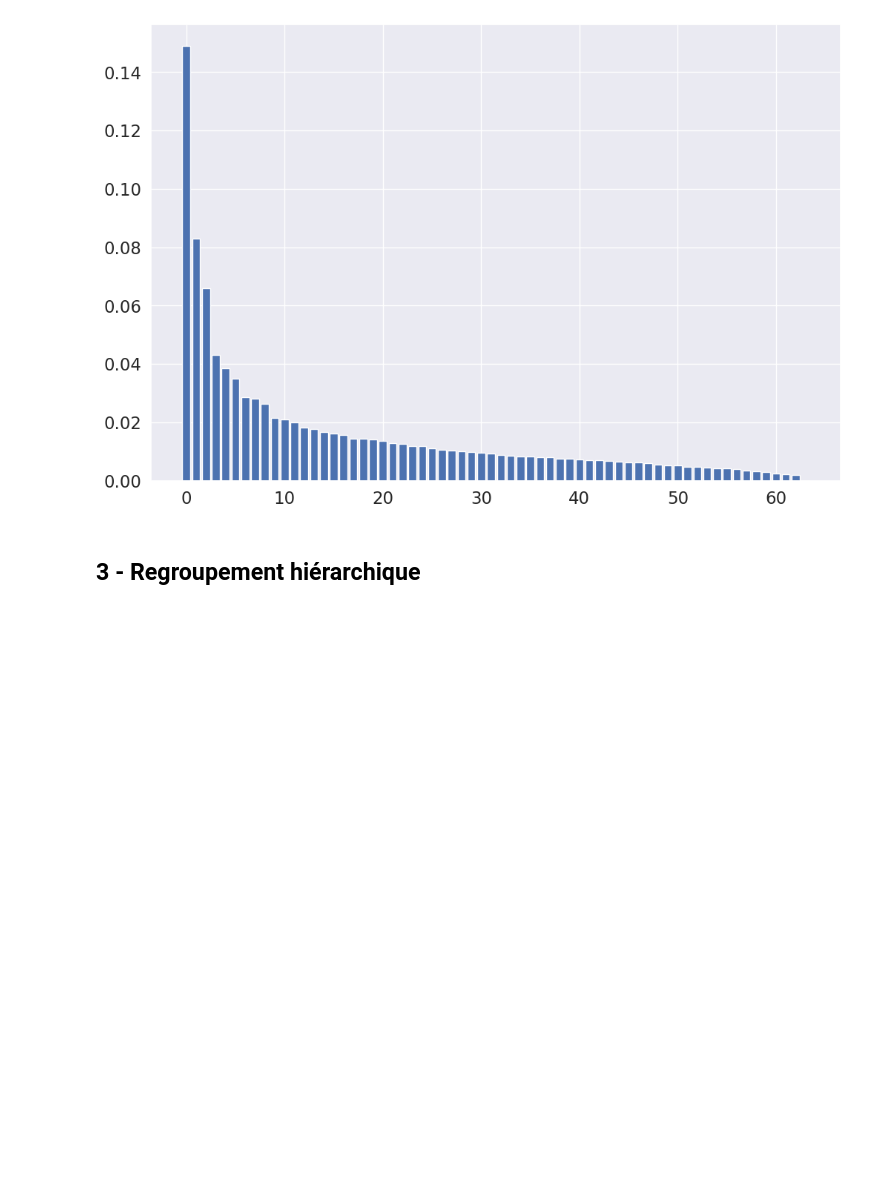
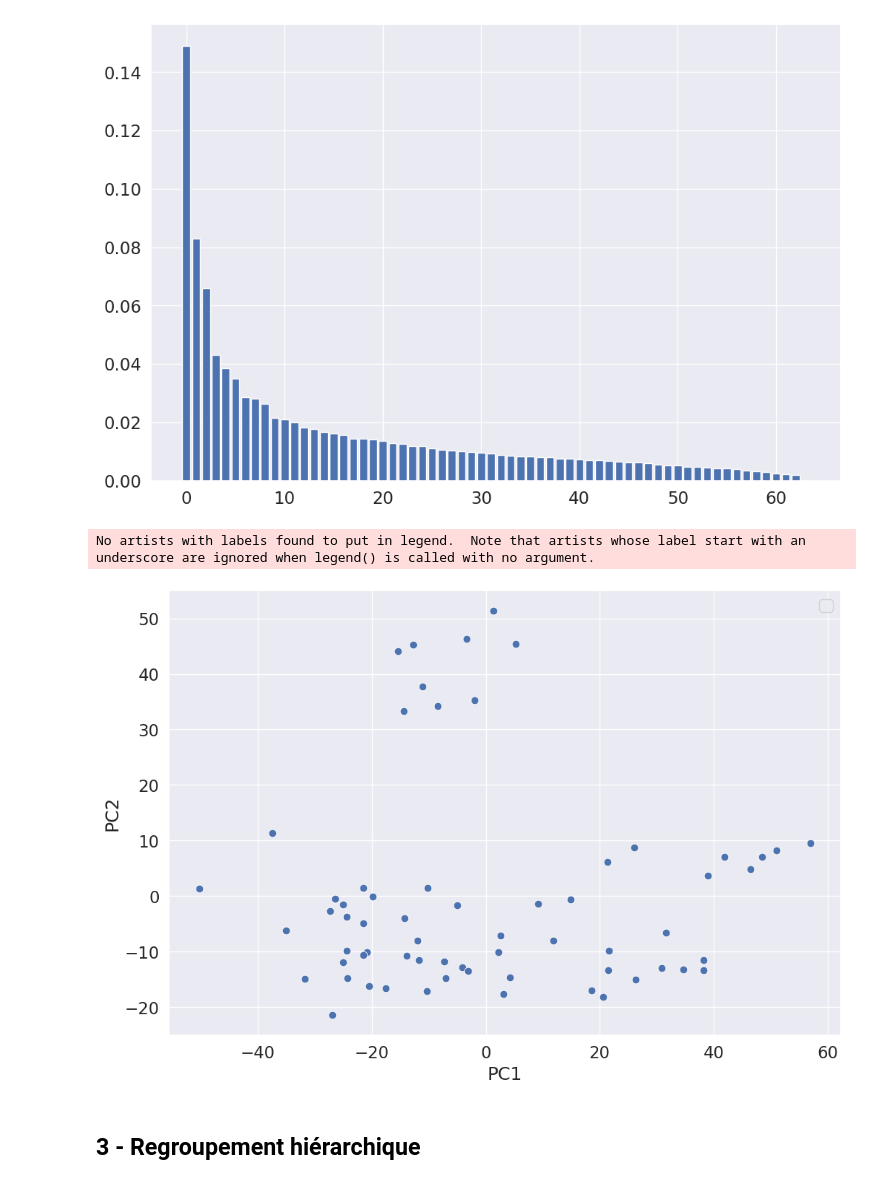
Before and after one commit to rennyatwork/420-a58-sf-gr-12060, a Jupyter notebook: nbs/01-03-regroupement-hierarchique/01-03.ipynb, the cells around one changed output. Saved outputs shown, nothing was run; the diff lists cells and outputs as text; code cells hidden in the pictures; blank space fills up the shorter version.

```diff
--- a/nbs/01-03-regroupement-hierarchique/01-03.ipynb
+++ b/nbs/01-03-regroupement-hierarchique/01-03.ipynb
@@ -91,6 +91,15 @@ plt.bar(range(0, pca.n_components_), pca.explained_variance_ratio_)
 # Pour la fois prochaine:
 # Afficher le diagramme en nuages de points avec coloration des différentes observations.
 # Mettre la capture d'écran du diagramme sur le forum.
+# %%
+ax = sns.scatterplot(x=nci_60_pca[:,0], y=nci_60_pca[:,1], s=60)
+plt.xlabel('PC1')
+plt.ylabel('PC2')
+plt.legend(loc='upper right')
+_ = plt.setp(ax.get_legend().get_texts(), fontsize='12')
+# %% [output]
+No artists with labels found to put in legend.  Note that artists whose label start with an underscore are ignored when legend() is called with no argument.
+[figure, added]
 # %% [markdown]
 ## 3 - Regroupement hiérarchique
 # %% [markdown]
```
Also changed, not shown: parts of 11 cells of this notebook.
